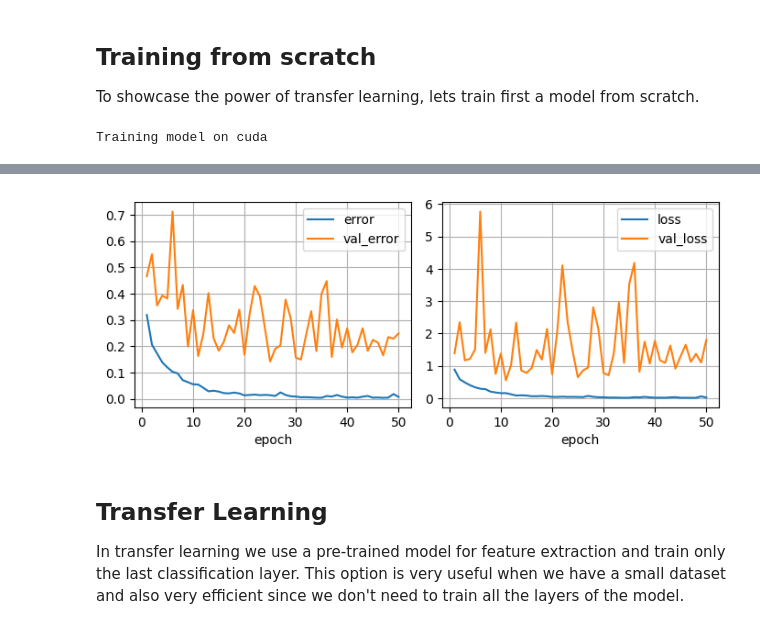
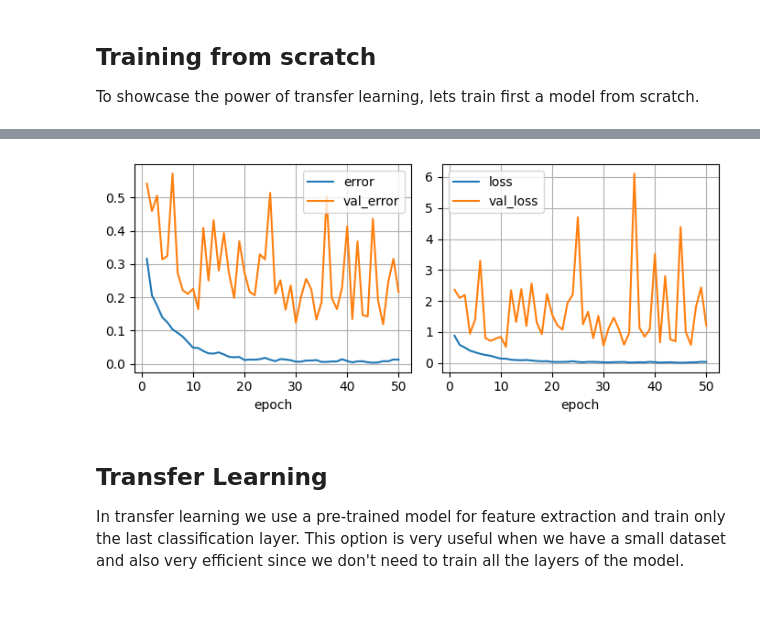
Before and after one commit to juansensio/convnets, a Jupyter notebook: learn/03_transfer_learning.ipynb, the cells around one changed output, grey strips where cells are left out. Cells and saved outputs as stored; diff of their text form; code cells hidden in the pictures.

```diff
--- a/learn/03_transfer_learning.ipynb
+++ b/learn/03_transfer_learning.ipynb
@@ -76,36 +76,37 @@ import torch
 from torch.utils.data import DataLoader
 from convnets.train import seed_everything
 import torchvision
+from convnets.metrics import error
 
 seed_everything()
 
 dataloaders  =  {
     'train': DataLoader(dataset['train'], batch_size=256, shuffle=True, num_workers=10, pin_memory=True),
     'val': DataLoader(dataset['val'], batch_size=256, shuffle=False, num_workers=10, pin_memory=True),
 }
 
 model = torchvision.models.resnet18(weights=False)
 model.fc = torch.nn.Linear(model.fc.in_features, data.num_classes)
 
 optimizer = torch.optim.Adam(model.parameters())
 criterion = torch.nn.CrossEntropyLoss()
+metrics = {'error': error}
 
-hist = fit(model, dataloaders, optimizer, criterion, 'cuda', log=False, epochs=50)
+hist = fit(model, dataloaders, optimizer, criterion, metrics, device='cuda', after_epoch_log=False, max_epochs=50)
 
 df_scratch = pd.DataFrame(hist)
 fig = plt.figure(figsize=(7,3))
 ax = plt.subplot(1, 2, 1)
 df_scratch.plot(x='epoch', y=['error', 'val_error'], ax = ax)
 ax.grid(True)
 ax = plt.subplot(1, 2, 2)
 df_scratch.plot(x='epoch', y=['loss', 'val_loss'], ax = ax)
 ax.grid(True)
 plt.tight_layout()
 plt.show()
 # %% [output]
-Training model on cuda
 [interactive output not drawn]
-[figure, old version]
+[figure, new version]
 # %% [markdown]
 ## Transfer Learning
 
```
Also changed, not shown: parts of 4 cells of this notebook, 35 other files.
